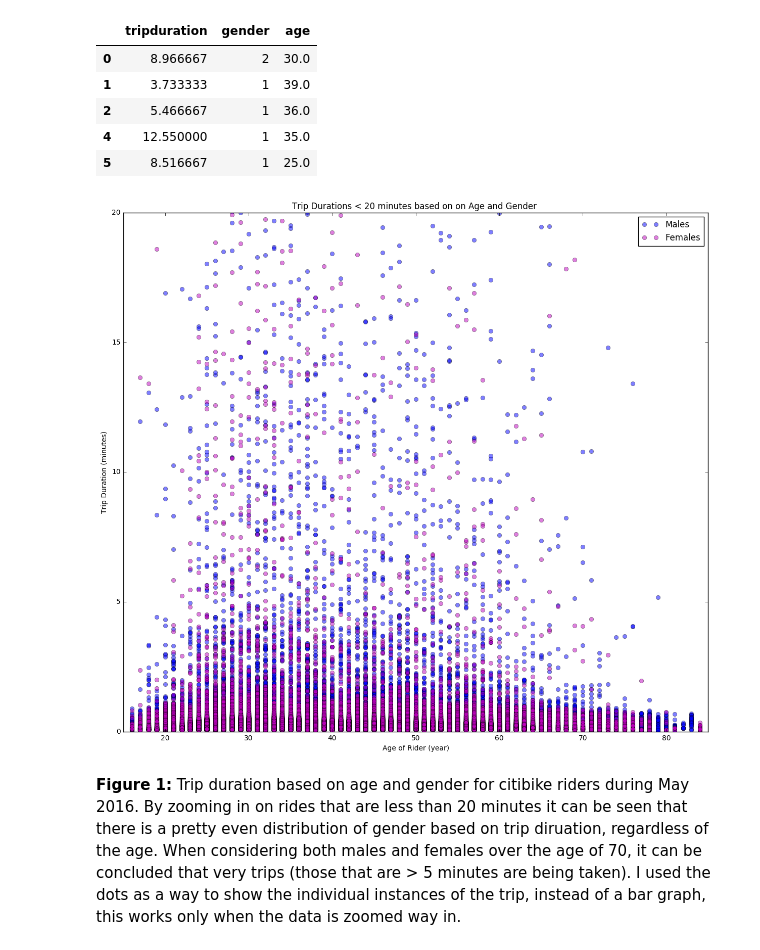
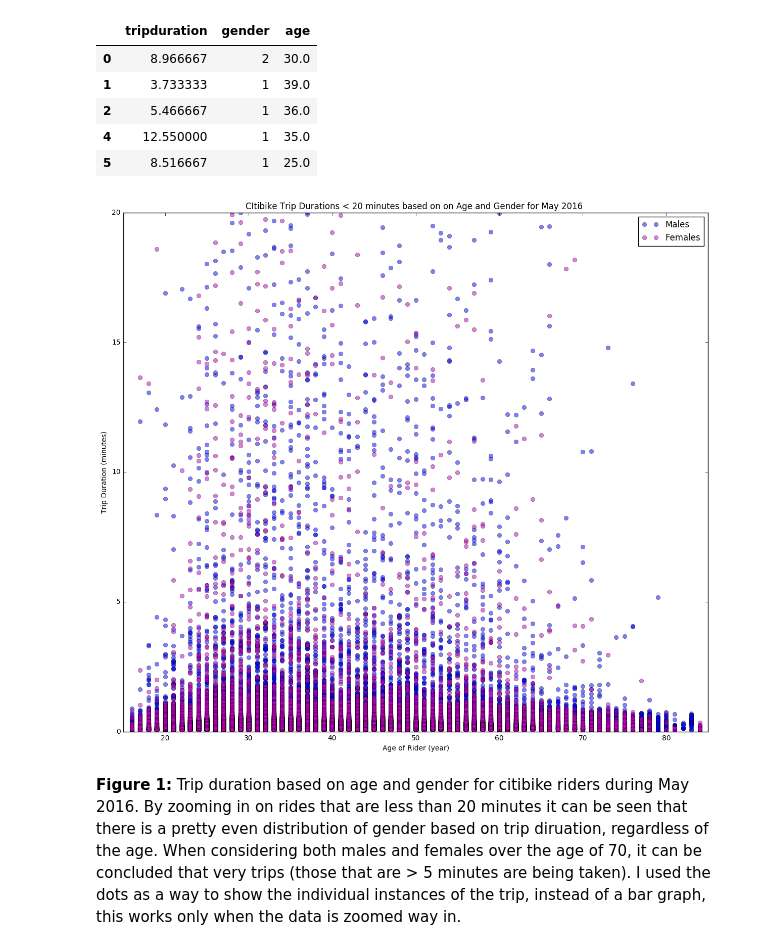
Before and after one commit to dlk253/PUI2016_dlk253, a Jupyter notebook: HW7_dlk253/HW7_dlk253_viz.ipynb, the cells around one changed output. Drawn from its saved outputs; the diff is of its cells as text; code cells hidden in the pictures.

```diff
--- a/HW7_dlk253/HW7_dlk253_viz.ipynb
+++ b/HW7_dlk253/HW7_dlk253_viz.ipynb
@@ -87,16 +87,16 @@ df.females = df[df['gender'] == 2]
 # %%
 plt.figure(figsize=(13,13))
 plt.plot(df.males.age,df.males.tripduration/60,'o', label='My Data', color='b', alpha = 0.5, linewidth=0.5)
 plt.plot(df.females.age,df.females.tripduration/60,'o', label='My Data', color='m',alpha = 0.5, linewidth=0.5)
 plt.xlim(15, 85)
 plt.ylim(0, 20)
 plt.xlabel('Age of Rider (year)')
 plt.ylabel('Trip Duration (minutes)')
-plt.title('Trip Durations < 20 minutes based on on Age and Gender ')
+plt.title('CItibike Trip Durations < 20 minutes based on on Age and Gender for May 2016 ')
 plt.subplots_adjust(left=0.1, bottom=0.2, right=0.99, top=0.99)
 plt.legend(["Males", "Females"])
 plt.show()
 # %% [output]
-[figure, old version]
+[figure, new version]
 # %% [markdown]
 <b>Figure 1:</b> Trip duration based on age and gender for citibike riders during May 2016. By zooming in on rides that are less than 20 minutes it can be seen that there is a pretty even distribution of gender based on trip diruation, regardless of the age. When considering both males and females over the age of 70, it can be concluded that very trips (those that are > 5 minutes are being taken).  I used the dots as a way to show the individual instances of the trip, instead of a bar graph, this works only when the data is zoomed way in.
```
